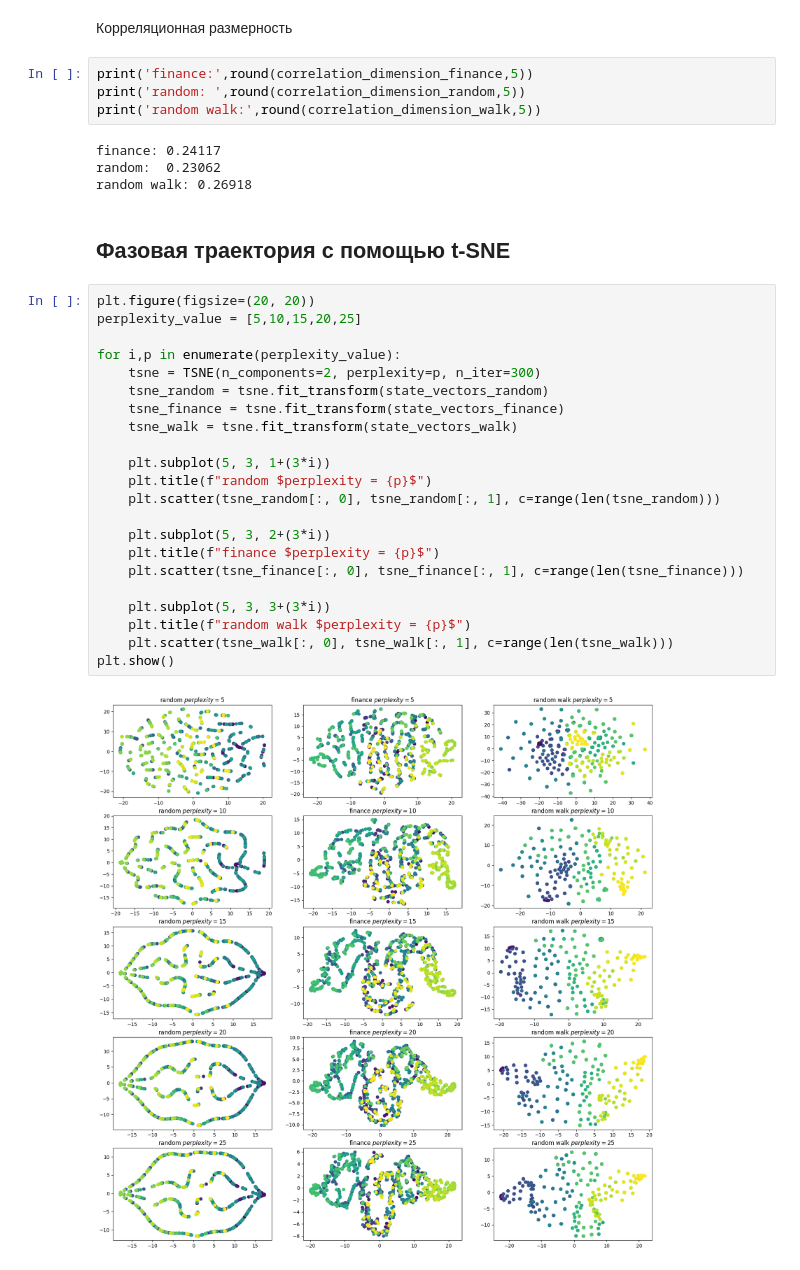
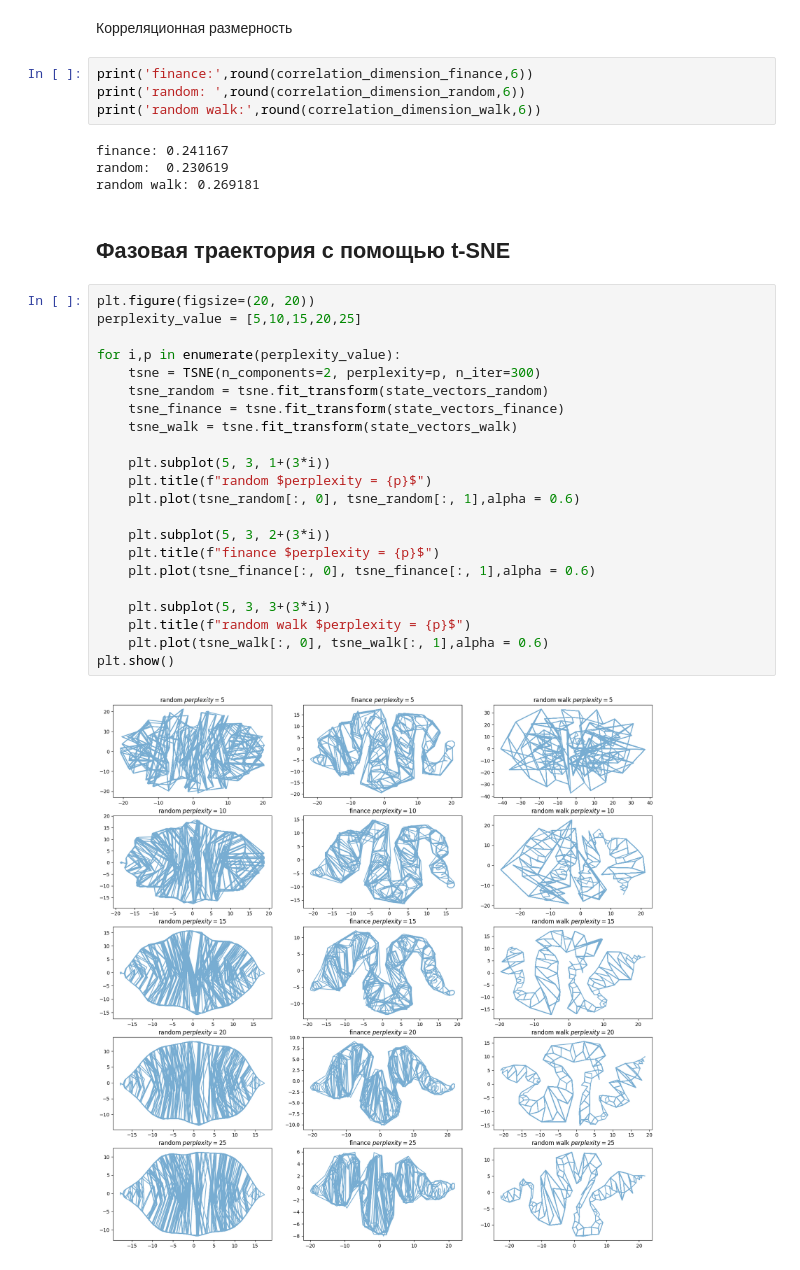
Before and after one commit to Anthony-Cov/MatObes, a Jupyter notebook: Shvab/Lab 1/Lab 1.ipynb, the cells around one changed output. Drawn from its saved outputs; the diff is of its cells as text.

```diff
--- a/Shvab/Lab 1/Lab 1.ipynb
+++ b/Shvab/Lab 1/Lab 1.ipynb
@@ -136,36 +136,36 @@ correlation_dimension_walk = calculate_correlation_dimension(state_vectors_walk,
 # %% [markdown]
 Корреляционная размерность
 # %%
-print('finance:',round(correlation_dimension_finance,5))
-print('random: ',round(correlation_dimension_random,5))
-print('random walk:',round(correlation_dimension_walk,5))
+print('finance:',round(correlation_dimension_finance,6))
+print('random: ',round(correlation_dimension_random,6))
+print('random walk:',round(correlation_dimension_walk,6))
 # %% [output]
-finance: 0.24117
-random:  0.23062
-random walk: 0.26918
+finance: 0.241167
+random:  0.230619
+random walk: 0.269181
 # %% [markdown]
 ## <a id='3'>Фазовая траектория с помощью t-SNE</a>
 # %%
 plt.figure(figsize=(20, 20))
 perplexity_value = [5,10,15,20,25]
 
 for i,p in enumerate(perplexity_value):
     tsne = TSNE(n_components=2, perplexity=p, n_iter=300)
     tsne_random = tsne.fit_transform(state_vectors_random)
     tsne_finance = tsne.fit_transform(state_vectors_finance)
     tsne_walk = tsne.fit_transform(state_vectors_walk)
 
     plt.subplot(5, 3, 1+(3*i))
     plt.title(f"random $perplexity = {p}$")
-    plt.scatter(tsne_random[:, 0], tsne_random[:, 1], c=range(len(tsne_random)))
+    plt.plot(tsne_random[:, 0], tsne_random[:, 1],alpha = 0.6)
 
     plt.subplot(5, 3, 2+(3*i))
     plt.title(f"finance $perplexity = {p}$")
-    plt.scatter(tsne_finance[:, 0], tsne_finance[:, 1], c=range(len(tsne_finance)))
+    plt.plot(tsne_finance[:, 0], tsne_finance[:, 1],alpha = 0.6)
 
     plt.subplot(5, 3, 3+(3*i))
     plt.title(f"random walk $perplexity = {p}$")
-    plt.scatter(tsne_walk[:, 0], tsne_walk[:, 1], c=range(len(tsne_walk)))
+    plt.plot(tsne_walk[:, 0], tsne_walk[:, 1],alpha = 0.6)
 plt.show()
 # %% [output]
-[figure, old version]
+[figure, new version]
```
Also changed, not shown: parts of 2 cells of this notebook, 2 other files.
